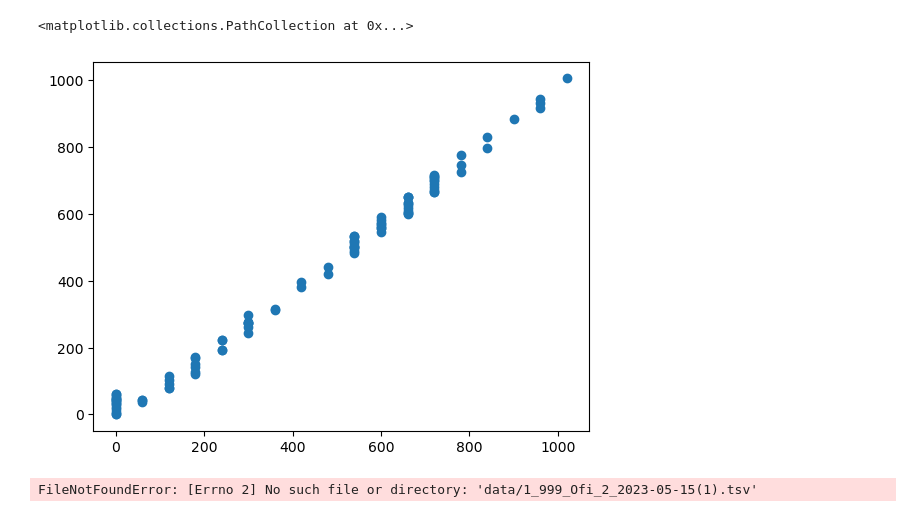
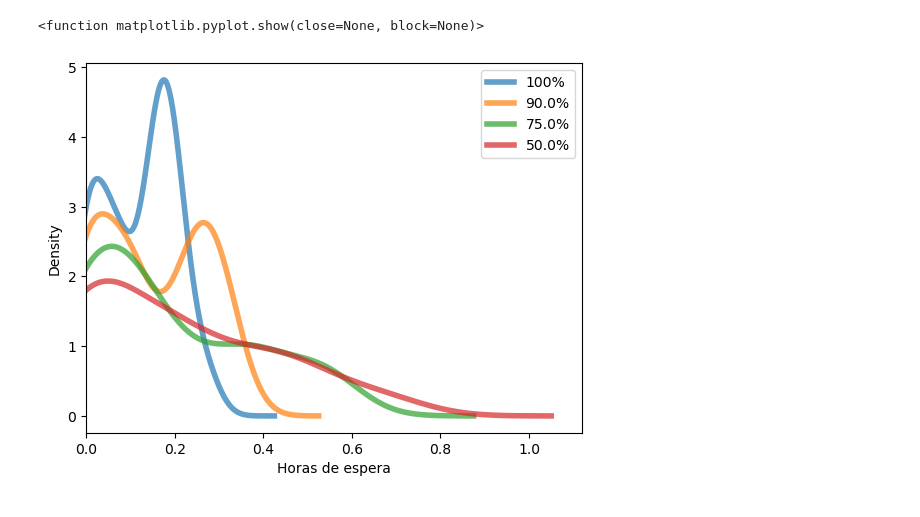
Before and after one commit to alejandroacevedo2305/Flux_v0, a Jupyter notebook: demo_notebooks/demo_simulador.ipynb, the cells around one changed output. Cells and saved outputs as stored; diff of their text form; code cells hidden in the pictures.

Commit message:
params pausas

```diff
--- a/demo_notebooks/demo_simulador.ipynb
+++ b/demo_notebooks/demo_simulador.ipynb
@@ -45,64 +53,27 @@ registros_atenciones.tail(5)
-# %%
-import pandas as pd
-import matplotlib.pyplot as plt
-muestra_seq = (
-    registros_atenciones.head(500)
-    .drop("Priority", axis=1, inplace=False)
-    .sort_values("FH_AteIni")
-    .reset_index(drop=True, inplace=False)
-)
-first_times = pd.to_datetime(muestra_seq.FH_Emi).dt.time
-second_times = pd.to_datetime(muestra_seq.FH_AteIni, format="%H:%M:%S").dt.time
-muestra_seq["diff"] = [
-    abs(
-        pd.to_datetime(f"2000-01-01 {s}") - pd.to_datetime(f"2000-01-01 {f}")
-    ).total_seconds()
-    for f, s in zip(first_times, second_times)
-]
-plt.scatter(muestra_seq["espera"], muestra_seq["diff"])
-# %% [output]
-<matplotlib.collections.PathCollection at 0x...>
-[figure, removed]
-# %%
-
-df = pd.read_csv('data/1_999_Ofi_2_2023-05-15(1).tsv', sep='\t').sort_values('FH_AteIni')
-muestra_app = (
-    df.head(500)
-    #.drop("Priority", axis=1, inplace=False)
-    .sort_values("FH_AteIni")
-    .reset_index(drop=True, inplace=False)
-)
-first_times = pd.to_datetime(muestra_app.FH_Emi).dt.time
-second_times = pd.to_datetime(muestra_app.FH_AteIni).dt.time #, format="%H:%M:%S").dt.time
-muestra_app["diff"] = [
-    abs(
-        pd.to_datetime(f"2000-01-01 {s}") - pd.to_datetime(f"2000-01-01 {f}")
-    ).total_seconds()
-    for f, s in zip(first_times, second_times)
-]
-plt.scatter(muestra_app["t_esp"], muestra_seq["espera"])
-# %% [output]
-FileNotFoundError: [Errno 2] No such file or directory: 'data/1_999_Ofi_2_2023-05-15(1).tsv'
 # %%
 #########################
 # ---Ver tiempos de espera vs. % de actividad---
 #########################
-# import matplotlib.pyplot as plt
-# import copy
+import matplotlib.pyplot as plt
+import copy
 
-# planificacion_ = copy.deepcopy(planificacion_simulador)
+planificacion_ = copy.deepcopy(planificacion_simulador)
 
 
-# for porcentaje in [1, 0.9, 0.75, 0.5]:
-#     for k in planificacion_.keys():
-#         # Solo hay un bloque horario, por eso el [0]
-#         planificacion_[k][0]["propiedades"]["porcentaje_actividad"] = porcentaje
+for porcentaje in [1, 0.9, 0.75, 0.5]:
+    for k in planificacion_.keys():
+        # Solo hay un bloque horario, por eso el [0]
+        planificacion_[k][0]["propiedades"]["porcentaje_actividad"] = porcentaje
 
-#     registros_atenciones, _ = sim.simv06(un_dia, hora_cierre, planificacion_)
+    registros_atenciones, _ = sim.simv7(un_dia, hora_cierre, planificacion_, probabilidad_pausas = 0.55, factor_pausas = 1)
 
-#     (registros_atenciones.espera / 60 / 60).plot(
-#         kind="density", alpha=0.7, label=f"{porcentaje*100}%", linewidth=4
-#     )
-# plt.legend()
-# plt.xlim(0, None)
-# plt.xlabel("Horas de espera")
+    (registros_atenciones.espera / 60 / 60).plot(
+        kind="density", alpha=0.7, label=f"{porcentaje*100}%", linewidth=4
+    )
+plt.legend()
+plt.xlim(0, None)
+plt.xlabel("Horas de espera")
+plt.show
+# %% [output]
+<function matplotlib.pyplot.show(close=None, block=None)>
+[figure, added]
```
Also changed, not shown: parts of 7 cells of this notebook, 4 other files.
